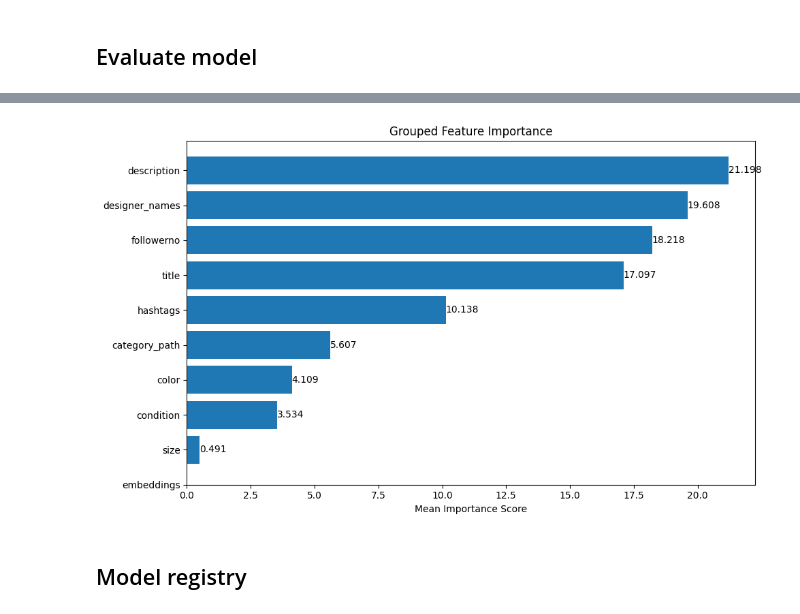
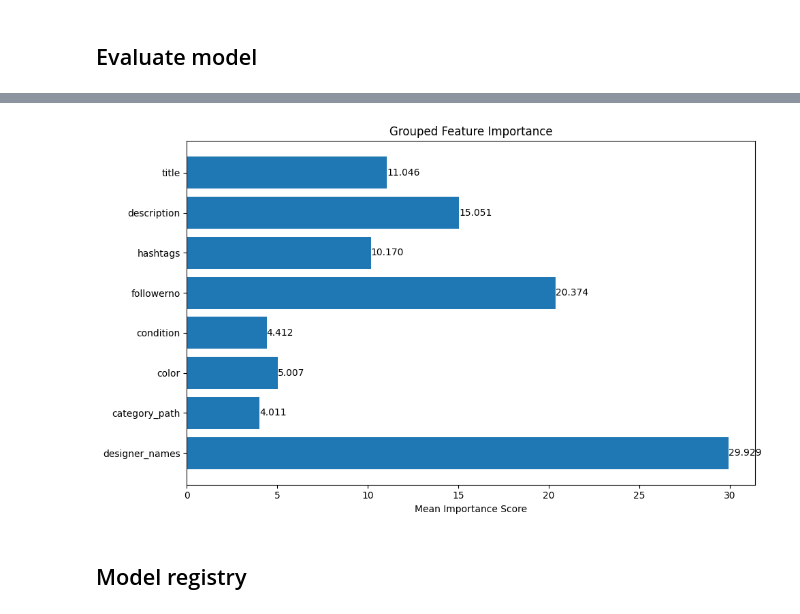
Before and after one commit to samlama111/id2223-fashion-price-predictor, a Jupyter notebook: Training.ipynb, the cells around one changed output, grey strips where cells are left out. Saved outputs shown, nothing was run; the diff lists cells and outputs as text; code cells hidden in the pictures.

```diff
--- a/Training.ipynb
+++ b/Training.ipynb
@@ -39,7 +42,8 @@ grailed_items_fg.features
 # %% [markdown]
 ## Create feature view
 # %%
-features = ['designer_names', 'category_path', 'size', 'color', 'condition', 'followerno', 'hashtags', 'description', 'title']
+# Features inspired by https://github.com/kirill-rubashevskiy/graildient-descent/blob/main/notebooks/retrain_best_ml_model.ipynb
+features = ['designer_names', 'category_path', 'color', 'condition', 'followerno', 'hashtags', 'description', 'title'] # , 'size']
 labels = ['sold_price']
 # %%
 selected_features = grailed_items_fg.select(features + labels)
@@ -60,7 +64,7 @@ Finished: Reading data from Hopsworks, using Hopsworks Feature Query Service (1.
 # %%
 feature_view = fs.get_or_create_feature_view(
-    name='draft_grailed_items_fv',
-    version=2,
+    name='grailed_items_fv',
+    version=15,
     labels=['sold_price'],
     query=selected_features,
 )
@@ -92,16 +96,15 @@ Candidates include: XGBoost, CatBoost (handles categorical features natively), K
 # %%
 from catboost import CatBoostRegressor, Pool
 
-# raw_categorical_features = ['category_path', 'size', 'color']
-embedding_features= ['designer_names', 'description', 'title', 'hashtags', 'size']
+embedding_features= ['designer_names', 'description', 'title', 'hashtags'] #, 'size']
 
 # Initialize the model
 model = CatBoostRegressor(
     embedding_features=embedding_features,
-    iterations=1000,
-    # learning_rate=0.1,
+    iterations=1000, # Number of trees
+    # learning_rate=0.05,
     # depth=6,
-    loss_function='RMSE',
+    loss_function='RMSE', # LogCosh or RMSE
     verbose=100  # Print training progress every 100 iterations
 )
 
@@ -194,48 +209,24 @@ predicted_df
 # %%
 # TODO: Plot performance, consider saving the plots as images
 # %%
-# TODO: Why is feature importance exactly 0 for unprocessed categorical features?
 def plot_grouped_feature_importance(model, X_test, original_feature_names=features, embedding_prefix='embedding_'):
     # Get feature importance scores
     feature_importance = model.get_feature_importance()
-    feature_names = X_test.columns
-
-    # Create a dictionary to store grouped importance scores
-    grouped_importance = {}
-
-    # Group embedding features
-    embedding_importance = np.mean([
-        imp for name, imp in zip(feature_names, feature_importance)
-        if name.startswith(embedding_prefix)
-    ])
-    grouped_importance['embeddings'] = embedding_importance
-
-    # Group categorical features
-    for feature in original_feature_names:
-        feature_cols = [
-            (name, imp) for name, imp in zip(feature_names, feature_importance)
-            if name.startswith(feature)
-        ]
-        if feature_cols:  # If we found any columns for this feature
-            grouped_importance[feature] = np.mean([imp for _, imp in feature_cols])
 
     # Create the plot
     fig, ax = plt.figure(figsize=(10, 6)), plt.axes()
 
-    # Sort by importance
-    sorted_importance = dict(sorted(grouped_importance.items(), key=lambda x: x[1]))
-
     # Plot horizontal bar chart
-    y_pos = np.arange(len(sorted_importance))
-    ax.barh(y_pos, list(sorted_importance.values()))
+    y_pos = np.arange(len(feature_importance))
+    ax.barh(y_pos, list(feature_importance))
     ax.set_yticks(y_pos)
-    ax.set_yticklabels(list(sorted_importance.keys()))
+    ax.set_yticklabels(features)
 
     plt.title('Grouped Feature Importance')
     plt.xlabel('Mean Importance Score')
 
     # Add value labels on the bars
-    for i, v in enumerate(sorted_importance.values()):
+    for i, v in enumerate(feature_importance):
         ax.text(v, i, f'{v:.3f}', va='center')
 
     plt.tight_layout()
@@ -250,4 +239,4 @@ RuntimeWarning: invalid value encountered in scalar divide
-[figure, old version]
+[figure, new version]
 # %% [markdown]
 ## Model registry
 # %%
```
Also changed, not shown: parts of 11 cells of this notebook.
